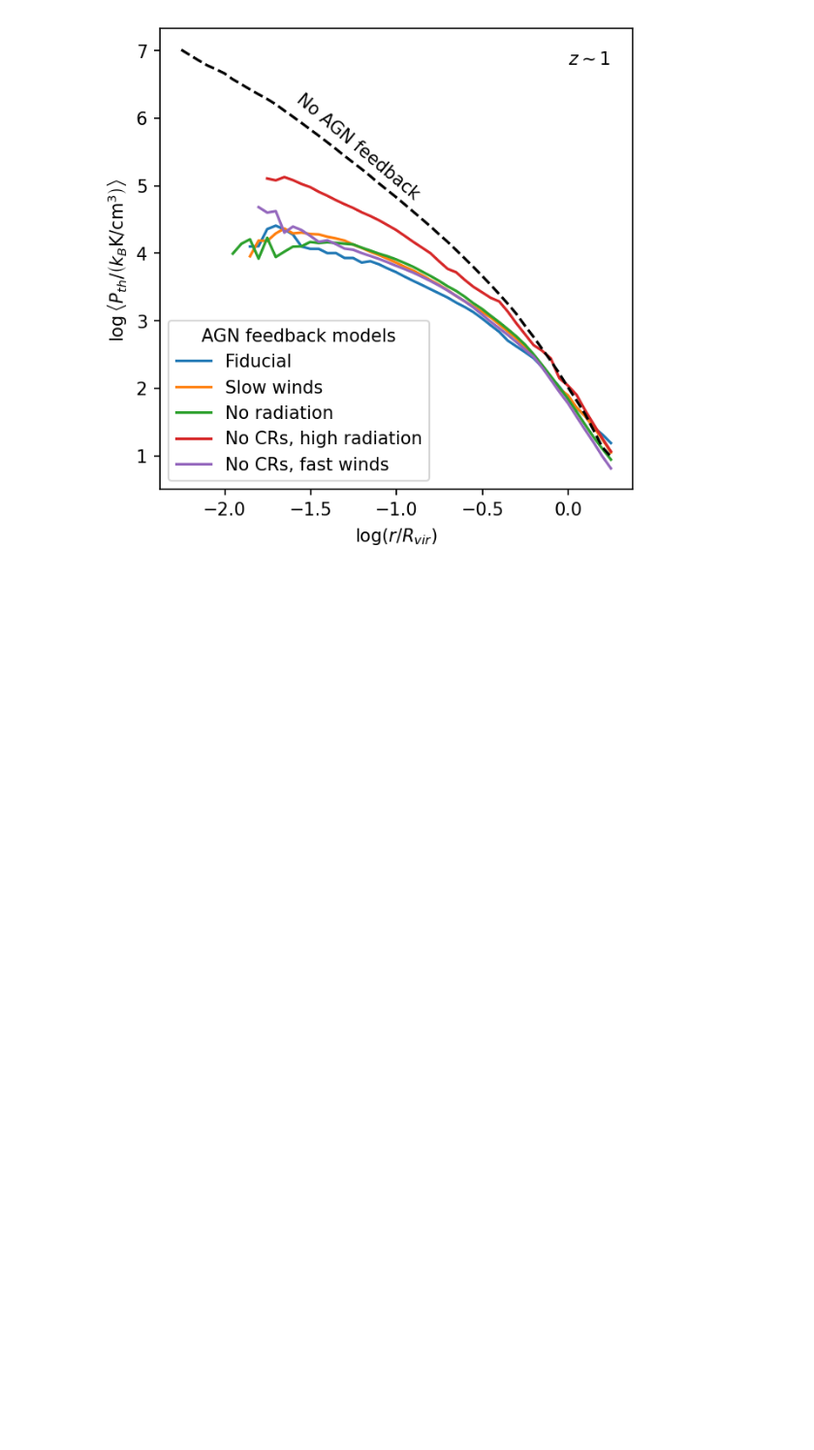
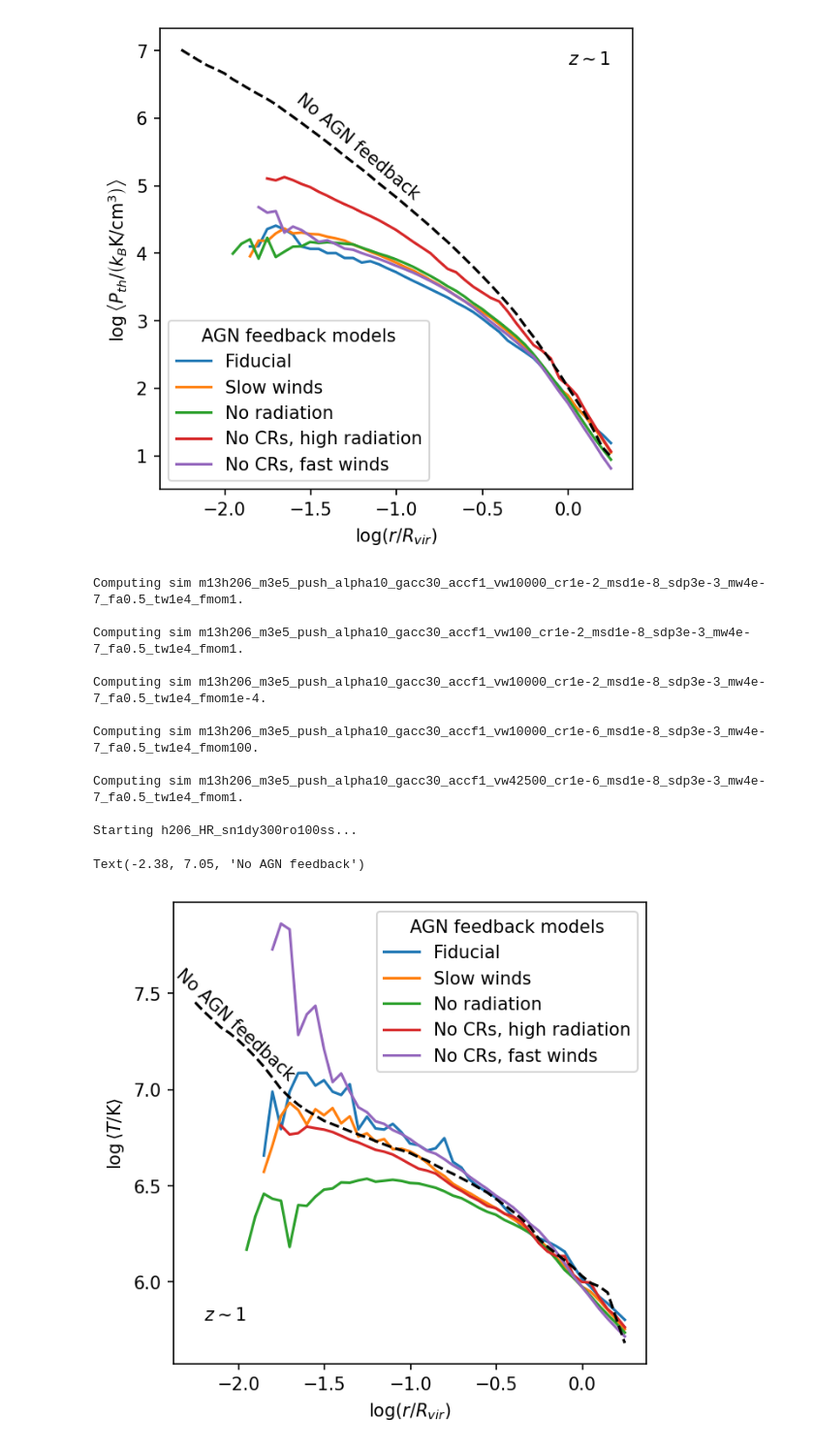
Before and after one commit to isulta/massive-halos, a Jupyter notebook: NSF_figure.ipynb, the cells around one changed output. Shown at 97% size. Drawn from its saved outputs; the diff is of its cells as text; code cells hidden in the pictures; blank space fills up the shorter version.

Commit message:
NSF: add rho and T profiles at z~0

```diff
--- a/NSF_figure.ipynb
+++ b/NSF_figure.ipynb
@@ -161,3 +161,53 @@ Computing sim m13h206_m3e5_push_alpha10_gacc30_accf1_vw42500_cr1e-6_msd1e-8_sdp3
 
 Starting h206_HR_sn1dy300ro100ss...
 [figure]
+# %%
+fig, axes = plt.subplots(1, 1, sharex=True, sharey='row', gridspec_kw={'wspace': .05, 'hspace':.03}, figsize=[4.8*1,4.8*1], dpi=150)
+cmaps = {'radfboff':plt.cm.Blues, 'good':plt.cm.Greens, 'CRsoff_veryhighradfb':plt.cm.Reds, 'veryslowwinds':plt.cm.Purples, 'CRsoff_veryfastwinds':plt.cm.Greys, 'h206_HR_sn1dy300ro100ss':plt.cm.Oranges}
+pops = {'radfboff':'-', 'good':'-', 'CRsoff_veryhighradfb':'-', 'veryslowwinds':'-', 'CRsoff_veryfastwinds':'-', 'h206_HR_sn1dy300ro100ss':'--k'}
+modelname = {'radfboff':'No radiation', 'good':'Fiducial', 'CRsoff_veryhighradfb':'No CRs, high radiation', 'veryslowwinds':'Slow winds', 'CRsoff_veryfastwinds':'No CRs, fast winds', 'h206_HR_sn1dy300ro100ss':''}
+
+#names = {'radfboff':'Radiative feedback off', 'good':'Good model', 'CRsoff_veryhighradfb':'', 'veryslowwinds':3, 'CRsoff_veryfastwinds':4}
+
+for model in ['good', 'veryslowwinds', 'radfboff', 'CRsoff_veryhighradfb', 'CRsoff_veryfastwinds']:
+    simdir = Frontera_sims['push']['h206'][model]
+    simname = path.basename(simdir)
+    print(f'\nComputing sim {simname}.')
+
+    # Load profiles for all snapshots in each redshift bin
+    allprofiles = loadpickle(f'data/{simname}_allprofiles_widezbins.pkl')['allprofiles']
+
+    # For each redshift bin, plot median rho, T, P_thermal, and e_CR profiles
+    plot_profiles_zbins(allprofiles, axes, 'T lin', cmap=cmaps[model], ylabel=True, z0only=True, xlabel=True, model=modelname[model], pop=pops[model])
+
+#     axes[0,i+1].legend()
+#     axes[0,i+1].set_title(model)
+
+snapdir = Quest_sims['nofb']['h206']
+simname = os.path.basename(snapdir)
+print(f'\nStarting {simname}...')
+allprofiles = loadpickle(f'data/{simname}_allprofiles_widezbins.pkl')['allprofiles']
+model = simname
+# For each redshift bin, plot median rho, T, P_thermal, and e_CR profiles
+plot_profiles_zbins(allprofiles, axes, 'T lin', cmap=cmaps[model], ylabel=True, z0only=True, model=modelname[model], pop=pops[model])
+
+# axes[0,i+1].legend()
+# axes[0,i+1].set_title(model)
+plt.legend(title='AGN feedback models')
+plt.text(-2.2,5.8,'$z \sim 1$')
+plt.text(-2.38,7.05,'No AGN feedback', rotation=-43)
+# plt.savefig(f'Figures/Pthermallin_profile_{"h206_push_differentmodels"}_firstwidezbin_NSF.png')
+# %% [output]
+Computing sim m13h206_m3e5_push_alpha10_gacc30_accf1_vw10000_cr1e-2_msd1e-8_sdp3e-3_mw4e-7_fa0.5_tw1e4_fmom1.
+
+Computing sim m13h206_m3e5_push_alpha10_gacc30_accf1_vw100_cr1e-2_msd1e-8_sdp3e-3_mw4e-7_fa0.5_tw1e4_fmom1.
+
+Computing sim m13h206_m3e5_push_alpha10_gacc30_accf1_vw10000_cr1e-2_msd1e-8_sdp3e-3_mw4e-7_fa0.5_tw1e4_fmom1e-4.
+
+Computing sim m13h206_m3e5_push_alpha10_gacc30_accf1_vw10000_cr1e-6_msd1e-8_sdp3e-3_mw4e-7_fa0.5_tw1e4_fmom100.
+
+Computing sim m13h206_m3e5_push_alpha10_gacc30_accf1_vw42500_cr1e-6_msd1e-8_sdp3e-3_mw4e-7_fa0.5_tw1e4_fmom1.
+
+Starting h206_HR_sn1dy300ro100ss...
+Text(-2.38, 7.05, 'No AGN feedback')
+[figure, added]
```
Also changed, not shown: parts of 1 cell of this notebook.
